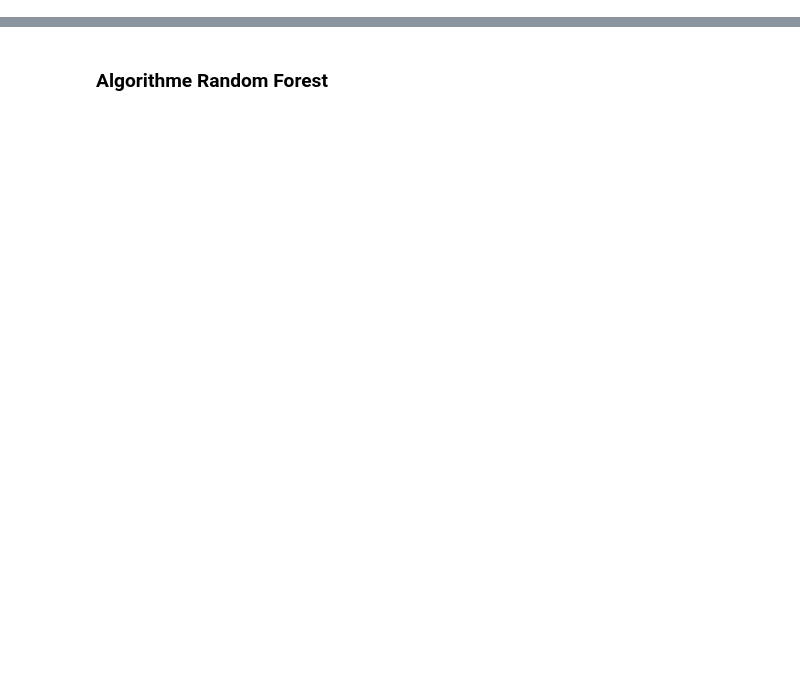
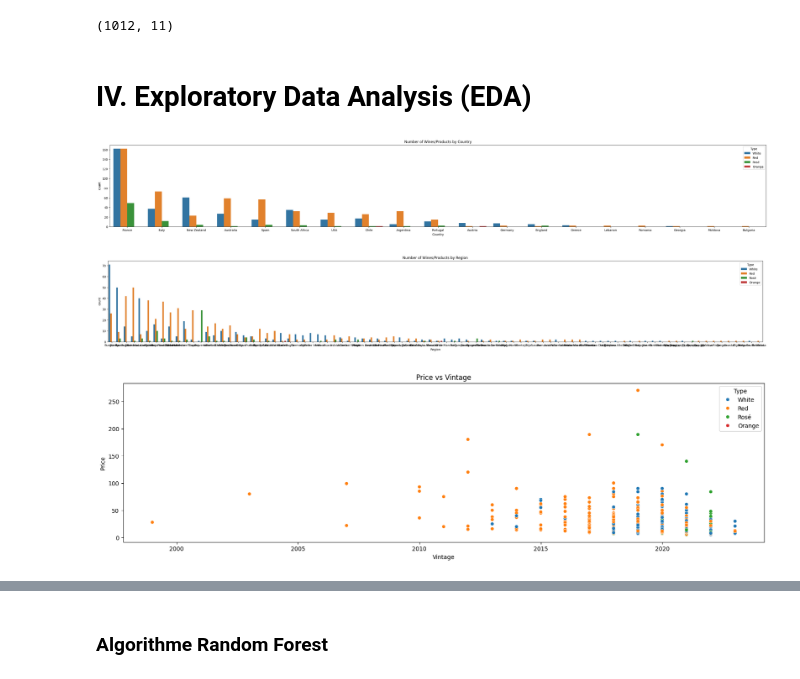
Before and after one commit to Kaboufl/MachineLearning, a Jupyter notebook: newDatasetML.ipynb, the cells around one changed output, grey strips where cells are left out. Cells and saved outputs as stored; diff of their text form; code cells hidden in the pictures; blank space fills up the shorter version.

```diff
--- a/newDatasetML.ipynb
+++ b/newDatasetML.ipynb
@@ -64,0 +83,48 @@ print(len(data.index))
+# %%
+# Removing the columns that are not needed
+data.drop(columns=['Title', 'Description', 'Unit', 'Appellation', 'Secondary Grape Varieties'], axis=1, inplace=True) # inplace=True will modify the original dataframe without reassigning the variable
+
+# Processing columns to numerical values
+data['Price'] = data['Price'].str.extract(r'(\d+.\d+)').astype(float) # Here (\d+.\d+) is a regular expression that extracts the numerical value from the given string
+data['ABV'] = data['ABV'].str.extract(r'(\d+.\d+)').astype(float)
+data['Vintage'] = data['Vintage'].replace('NV', 0) # We also need to coerce the 'NV' values to 0
+data['Vintage'] = data['Vintage'].str.extract(r'(\d+)').dropna().astype(int)
+
+# Filter the rows to only include wine selled per bottle and then drop the column
+data = data[data['Per bottle / case / each'] == 'per bottle']
+data.drop(columns=['Per bottle / case / each'], inplace=True)
+
+# Drop the rows with missing values
+data.dropna(inplace=True)
+# %%
+print(data.shape)
+# %% [output]
+(1012, 11)
+# %% [markdown]
+# IV. Exploratory Data Analysis (EDA)
+# %%
+# Display a scatter plot of the data between all the columns
+
+df = data.copy()
+
+# graph of the number of products per country where each bar displays the repartition of the types of wines
+plt.figure(figsize=(40,5))
+sns.countplot(x='Country', data=data, hue='Type', order=data['Country'].value_counts().index)
+plt.title("Number of Wines/Products by Country")
+plt.show()
+
+# graph of the number of products per country where each bar displays the repartition of the types of wines
+plt.figure(figsize=(40,5))
+sns.countplot(x='Region', data=data, hue='Type', order=data['Region'].value_counts().index)
+plt.title("Number of Wines/Products by Region")
+plt.show()
+
+# A scatter plot between Price and Vintage
+plt.figure(figsize=(20,5))
+sns.scatterplot(x='Vintage', y='Price', data=df, hue='Type')
+plt.title("Price vs Vintage")
+plt.show()
+# %% [output]
+[figure, added]
+[figure, added]
+[figure, added]
```
Also changed, not shown: parts of 17 cells of this notebook.
